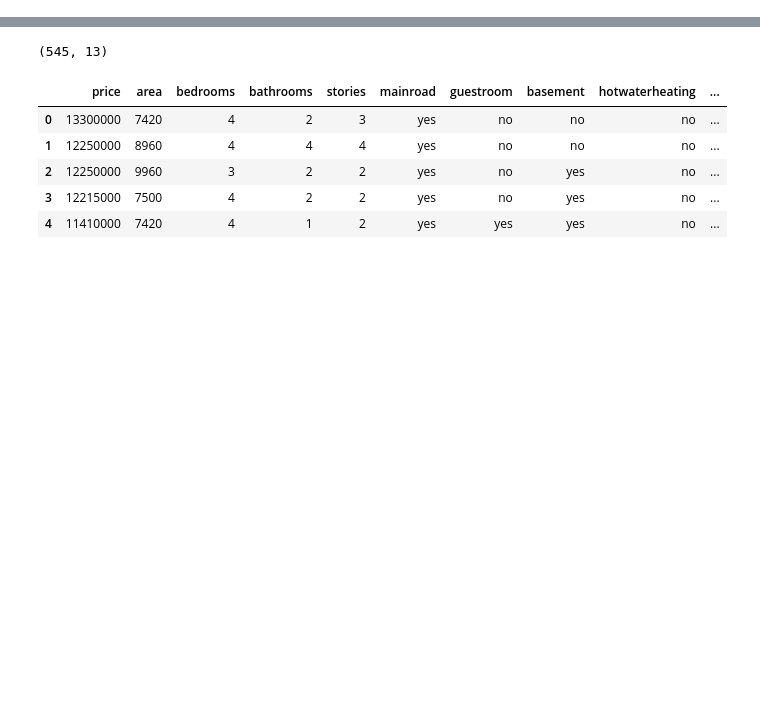
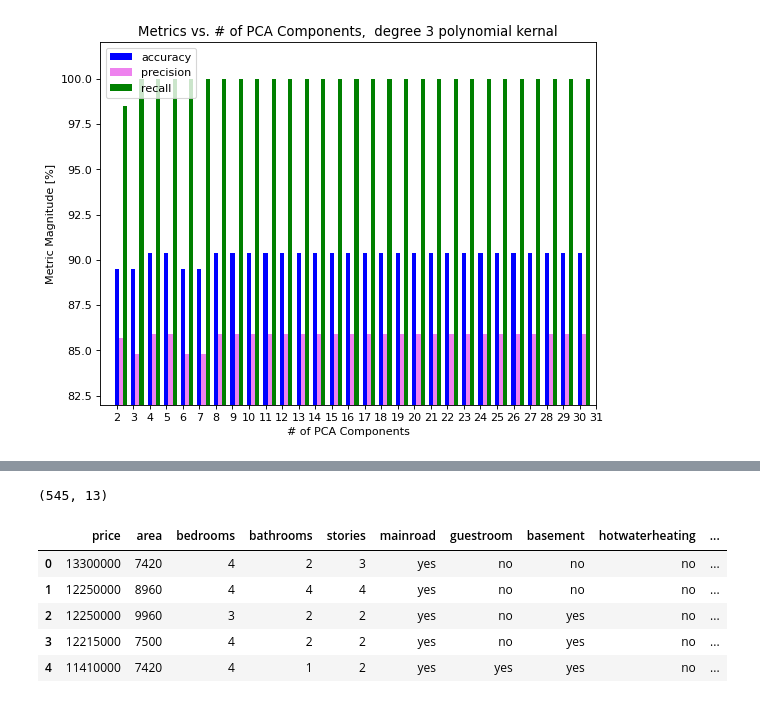
Before and after one commit to ccook93/ECGR-4105-Homeworks, a Jupyter notebook: Homework_4.ipynb, the cells around one changed output, grey strips where cells are left out. Cells and saved outputs as stored; diff of their text form; code cells hidden in the pictures; blank space fills up the shorter version.

```diff
--- a/Homework_4.ipynb
+++ b/Homework_4.ipynb
@@ -150,0 +253,25 @@ plt.show()
+# %%
+yes = np.arange(upperK)
+for i in range(len(yes)):
+    yes[i] = yes[i] + 2
+
+strings = []
+for i in range(upperK):
+    new = str(i+2)
+    strings.append(new)
+
+figure(figsize=(8, 6), dpi=80)
+
+width = 0.25
+plt.bar(yes, accuracy, color='blue', tick_label=strings, width=0.25, label = "accuracy")
+plt.bar(yes+width, precision, color='violet',width=0.25, label = "precision")
+plt.bar(yes+2*width, recall, color='green',width=0.25, label = "recall")
+
+plt.xlabel("# of PCA Components")
+plt.ylabel("Metric Magnitude [%]")
+plt.title("Metrics vs. # of PCA Components,  degree 3 polynomial kernal")
+plt.axis([1, upperK+1, 82, maximum+2])
+plt.legend(loc='best')
+plt.show()
+# %% [output]
+[figure, added]
```
Also changed, not shown: parts of 8 cells of this notebook.
